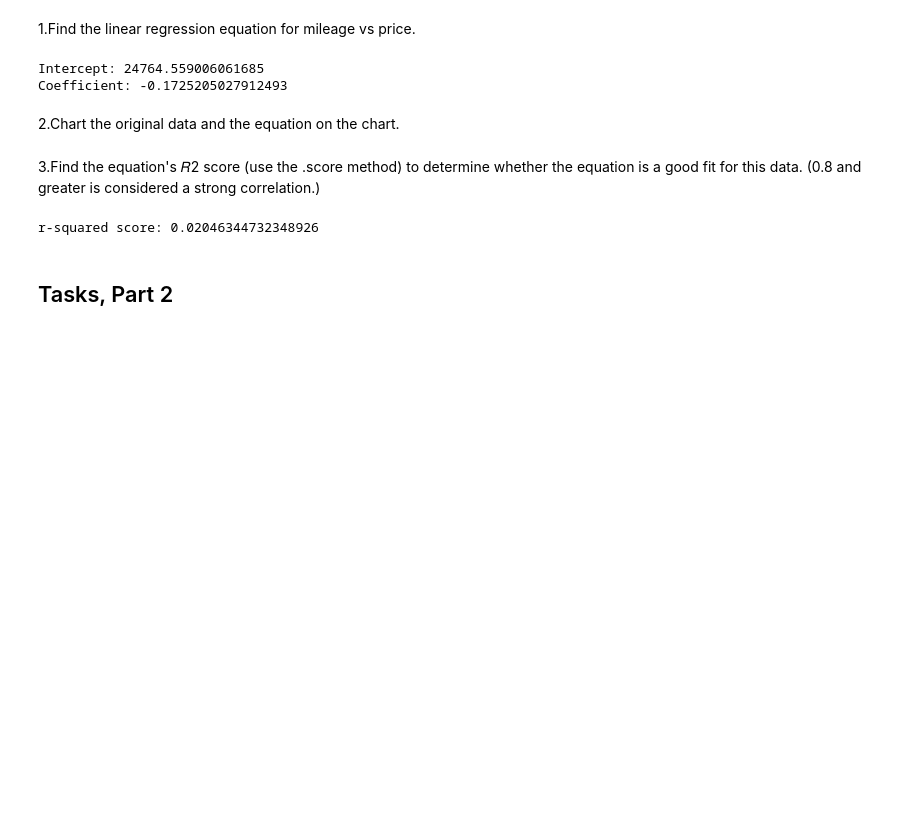
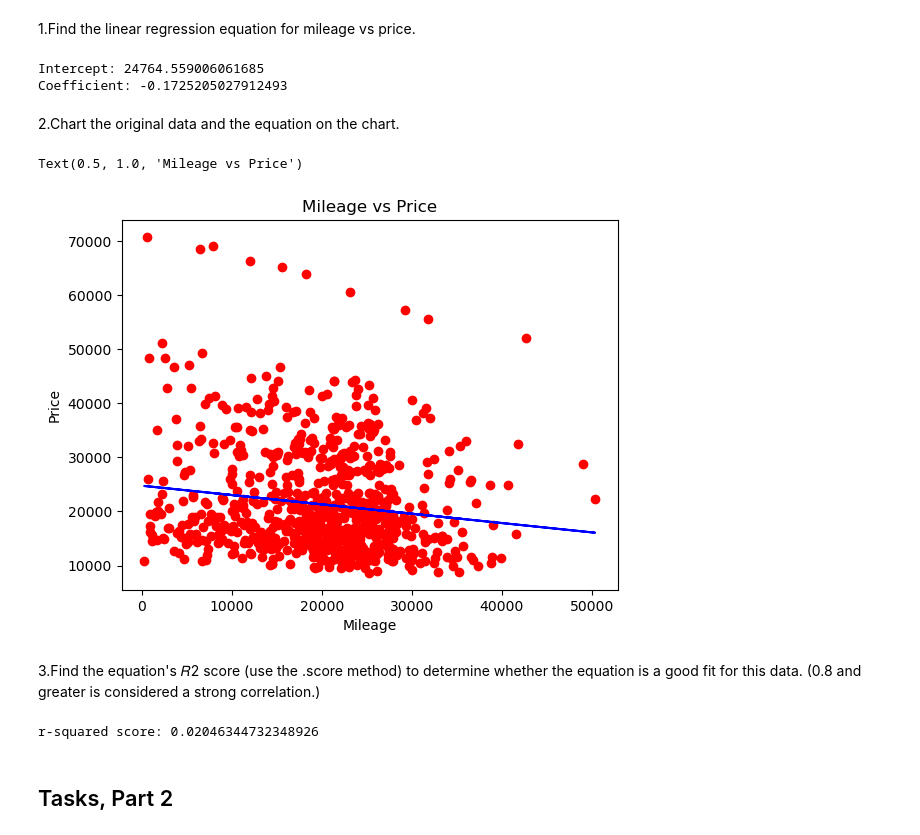
Before and after one commit to Rosan-akthar/GUVI-TASKS, a Jupyter notebook: Assignment8.ipynb, the cells around one changed output. Saved outputs shown, nothing was run; the diff lists cells and outputs as text; code cells hidden in the pictures; blank space fills up the shorter version.

```diff
--- a/Assignment8.ipynb
+++ b/Assignment8.ipynb
@@ -70,6 +71,15 @@ Intercept: 24764.559006061685
 Coefficient: -0.1725205027912493
 # %% [markdown]
 2.Chart the original data and the equation on the chart.
+# %%
+plt.scatter(x,y,color='red')
+plt.plot(x,model.predict(x),color='blue')
+plt.xlabel('Mileage')
+plt.ylabel('Price')
+plt.title('Mileage vs Price')
+# %% [output]
+Text(0.5, 1.0, 'Mileage vs Price')
+[figure, added]
 # %% [markdown]
 3.Find the equation's  𝑅2
   score (use the .score method) to determine whether the equation is a good fit for this data. (0.8 and greater is considered a strong correlation.)
```
Also changed, not shown: parts of 4 cells of this notebook, 1 other file.
